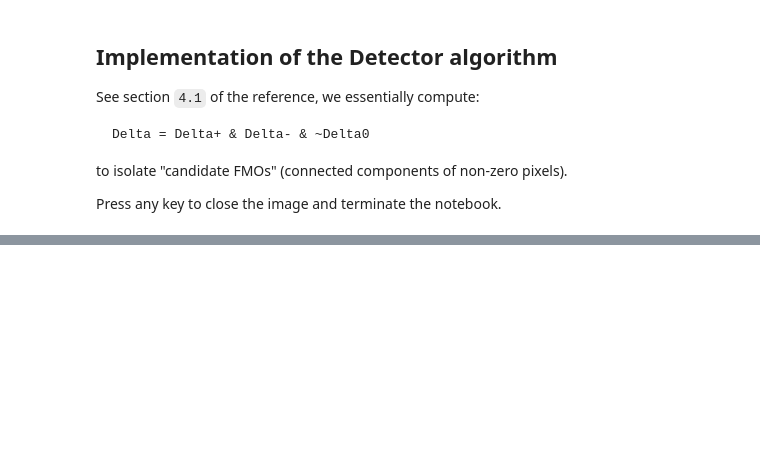
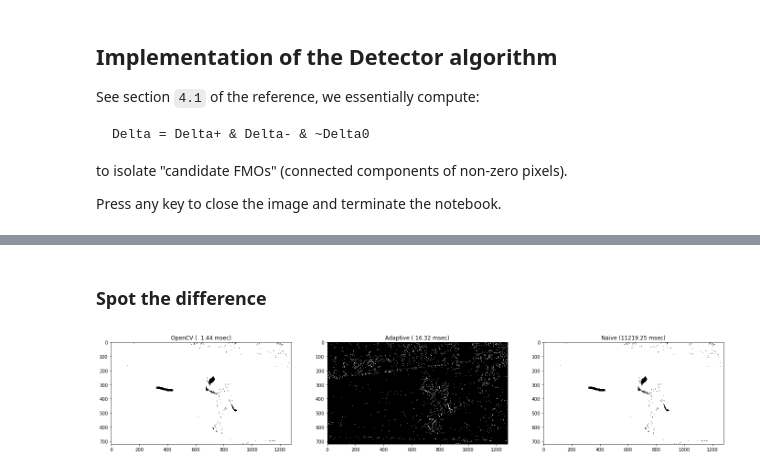
Before and after one commit to meharc/tensor, a Jupyter notebook: notebooks/Tennis & Palle.ipynb, the cells around one changed output, grey strips where cells are left out. Drawn from its saved outputs; the diff is of its cells as text; code cells hidden in the pictures; blank space fills up the shorter version.

```diff
--- a/notebooks/Tennis & Palle.ipynb
+++ b/notebooks/Tennis & Palle.ipynb
@@ -162,0 +146,11 @@ Thresholds: [11.076732774848583, 11.975556834941777, 15.129790294789636]
+# %%
+start = time.time()
+ret, dbp = cv2.threshold(delta_plus, th[0], 255, cv2.THRESH_BINARY)
+ret, dbm = cv2.threshold(delta_minus, th[1], 255, cv2.THRESH_BINARY)
+ret, db0 = cv2.threshold(delta_0, th[2], 255, cv2.THRESH_BINARY)
+
+detect = cv2.bitwise_not(
+    cv2.bitwise_and(cv2.bitwise_and(dbp, dbm),
+                    cv2.bitwise_not(db0)))
+
+ocv_time = (time.time() - start) * 1000
@@ -162,0 +165,30 @@ Thresholds: [11.076732774848583, 11.975556834941777, 15.129790294789636]
+# %%
+start = time.time()
+dbp = cv2.adaptiveThreshold(delta_plus, 255,
+                                 cv2.ADAPTIVE_THRESH_GAUSSIAN_C,
+                                 cv2.THRESH_BINARY, 11, 2)
+dbm = cv2.adaptiveThreshold(delta_minus, 255,
+                                 cv2.ADAPTIVE_THRESH_GAUSSIAN_C,
+                                 cv2.THRESH_BINARY, 11, 2)
+db0 = cv2.adaptiveThreshold(delta_0, 255,
+                                 cv2.ADAPTIVE_THRESH_GAUSSIAN_C,
+                                 cv2.THRESH_BINARY, 11, 2)
+tmp = cv2.bitwise_and(dbp, dbm)
+detect_adaptive = cv2.bitwise_and(tmp, cv2.bitwise_not(db0))
+
+adaptive_time = (time.time() - start) * 1000
+# %% [markdown]
+### Spot the difference
+# %%
+fig = plt.figure(figsize=(24, 20), edgecolor='k')
+
+titles = ["OpenCV ({:6.2f} msec)".format(ocv_time),
+          "Adaptive ({:6.2f} msec)".format(adaptive_time),
+          "Naive ({:6.2f} msec)".format(naive_time),]
+for t, img in enumerate([detect, detect_adaptive, detect_naive]):
+    plt.subplot(1, 3, t + 1)
+    plt.imshow(img, 'gray')
+    plt.title(titles[t])
+    cv2.imwrite(IMG_TEMPLATE.format(titles[t].split()[0]), img)
+# %% [output]
+[figure, added]
```
Also changed, not shown: parts of 11 cells of this notebook, 9 other files.
